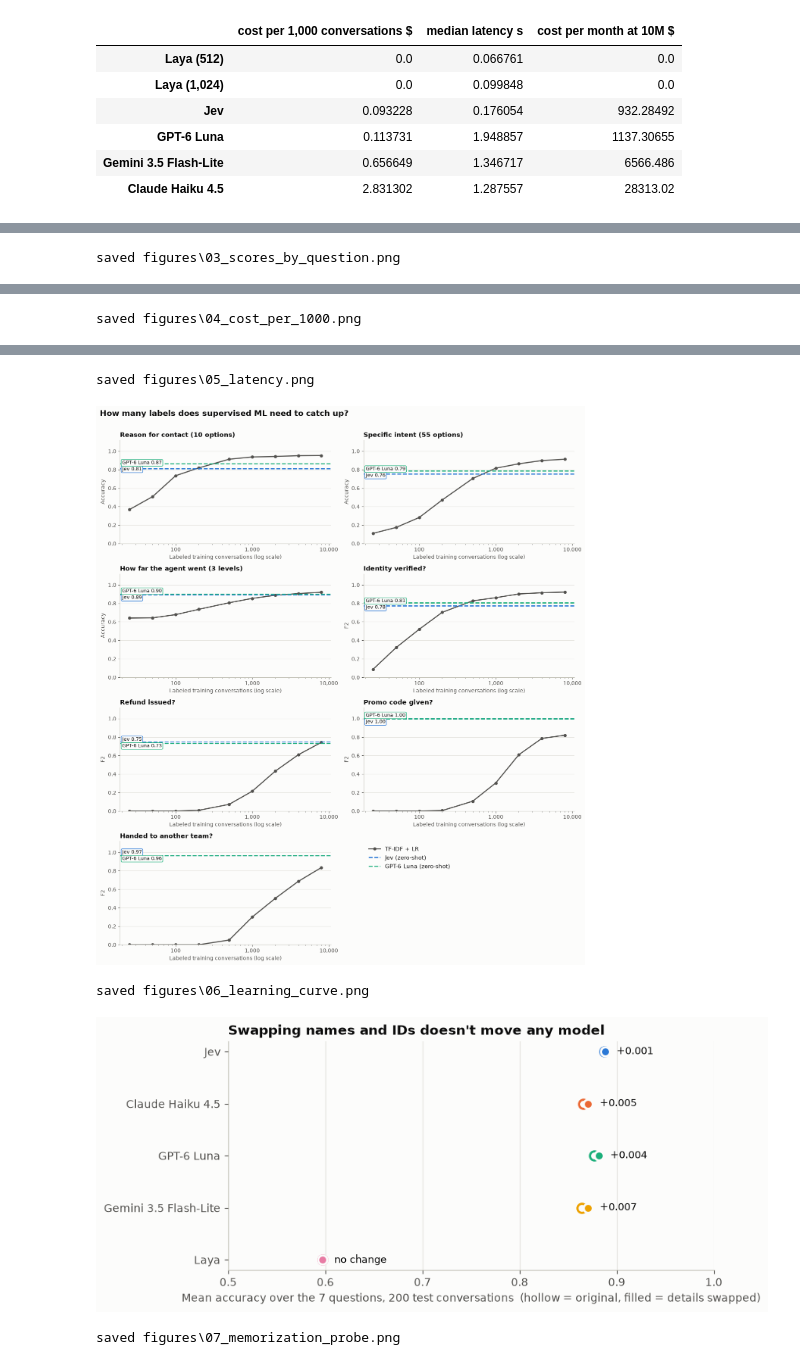
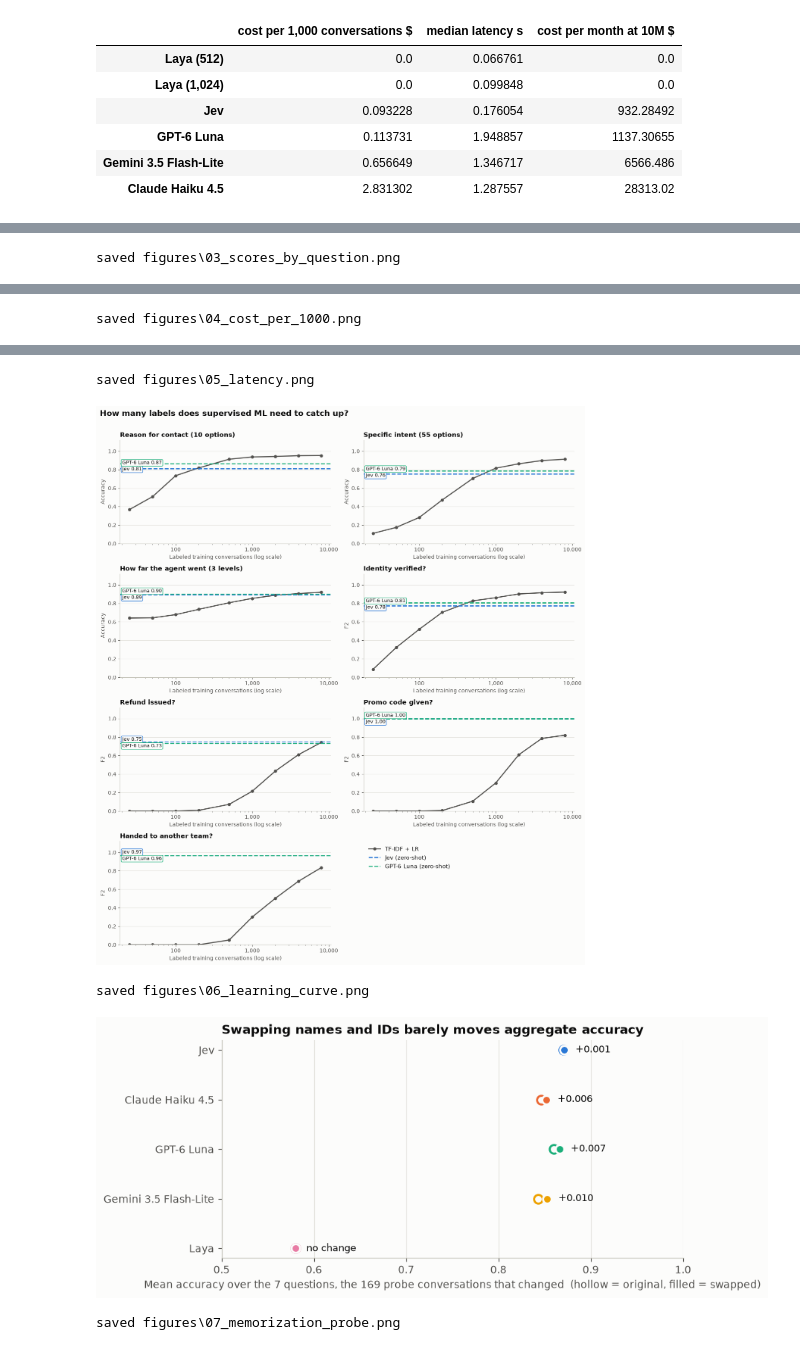
Before and after one commit to misterespresso/AI-Data-Bench, a Jupyter notebook: ABCD Call Labeling/02_benchmark.ipynb, the cells around one changed output, grey strips where cells are left out. Drawn from its saved outputs; the diff is of its cells as text; code cells hidden in the pictures.

```diff
--- a/ABCD Call Labeling/02_benchmark.ipynb
+++ b/ABCD Call Labeling/02_benchmark.ipynb
@@ -896,0 +949,27 @@ display(efficiency_table)
+# %%
+COMPARED_MODELS = [model for model in scores if model in MODELS and model != "Jev"]
+BONFERRONI_LEVEL = 1 - 0.05 / (len(COMPARED_MODELS) * len(QUESTIONS))
+
+def headline_metric_values(question, truth, predicted):
+    if QUESTIONS[question]["type"] == "noul":
+        return f2(np.asarray(truth, bool), np.asarray(predicted, bool))
+    return np.mean(np.asarray(truth) == np.asarray(predicted))
+
+def paired_difference(question, model_a, model_b):
+    truth, a, b = test[question].values, all_predictions[model_a][question], all_predictions[model_b][question]
+    point = headline_metric_values(question, truth, a) - headline_metric_values(question, truth, b)
+    samples = np.array([headline_metric_values(question, truth[i], a[i]) - headline_metric_values(question, truth[i], b[i])
+                        for i in RESAMPLE_INDEX]) * 100
+    low, high = np.percentile(samples, [2.5, 97.5])
+    strict_low, strict_high = np.percentile(samples, [50 * (1 - BONFERRONI_LEVEL), 100 - 50 * (1 - BONFERRONI_LEVEL)])
+    verdict = "clear after correction" if strict_low > 0 or strict_high < 0 else "clear at 95% only" if low > 0 or high < 0 else "not distinguishable"
+    return {"difference": point * 100, "95% paired interval": f"{low:+.1f} to {high:+.1f}", "verdict": verdict}
+
+comparison_rows = []
+for model_name in COMPARED_MODELS:
+    for question in QUESTIONS:
+        comparison_rows.append({"model": model_name, "question": question, **paired_difference(question, model_name, "Jev")})
+paired_vs_jev = pd.DataFrame(comparison_rows)
+display(paired_vs_jev.pivot(index="question", columns="model", values="difference").round(1)
+        .astype(str) + " (" + paired_vs_jev.pivot(index="question", columns="model", values="verdict") + ")")
+paired_vs_jev
@@ -1052,7 +1184,7 @@ plt.rcParams.update({
 # Fixed slot order from the validated reference palette (validator: all checks pass in this order)
 MODEL_COLORS = {
     "Jev": "#2a78d6", "Claude Haiku 4.5": "#eb6834", "GPT-6 Luna": "#1baf7a",
-    "Gemini 3.5 Flash-Lite": "#eda100", "Laya (512)": "#e87ba4",
+    "Gemini 3.5 Flash-Lite": "#eda100", "Laya (512)": "#e87ba4", "Claude Haiku 5.5": "#008300",
     SUPERVISED: "#52514e", "Keywords": "#b5b4ae",
 }
 DISPLAY_NAMES = {SUPERVISED: f"TF-IDF + LR ({len(train):,} labels)", "Laya (512)": "Laya"}
@@ -1128,7 +1260,7 @@ for ax, question in zip(axes.flat, QUESTION_TITLES):
     for model, value in reference_values.items():
         ax.axhline(value, color=MODEL_COLORS[model], linewidth=2, linestyle="--", label=f"{model} (zero-shot)")
     # Direct labels at the left edge; nudge apart when the two lines (nearly) coincide so both stay readable
-    label_positions = dict(zip(reference_values, sorted(reference_values.values())))
+    label_positions = dict(reference_values)
     if len(reference_values) == 2 and abs(max(reference_values.values()) - min(reference_values.values())) < 0.06:
         low_model, high_model = sorted(reference_values, key=reference_values.get)
         middle = (reference_values[low_model] + reference_values[high_model]) / 2
@@ -1147,36 +1279,36 @@ handles, labels = axes.flat[0].get_legend_handles_labels()
 axes.flat[-1].axis("off")
 axes.flat[-1].legend(handles, labels, loc="upper left", fontsize=11)
 fig.suptitle("How many labels does supervised ML need to catch up?", x=0.01, ha="left", fontsize=15, fontweight="bold")
 fig.tight_layout(rect=(0, 0, 1, 0.975))
 save_figure(fig, "06_learning_curve")
 
 # 7. Memorization probe: mean accuracy over the 7 questions, original vs identifying details swapped
 probe_table = pd.DataFrame(probe_results).T
 probe_models = [model for model in ZERO_SHOT_CHART_MODELS if model in probe_table.index][::-1]
 fig, ax = plt.subplots(figsize=(8, 3.8))
 for y, model in enumerate(probe_models):
     original, swapped = probe_table.loc[model, "mean accuracy, original"], probe_table.loc[model, "mean accuracy, details swapped"]
     ax.plot([original, swapped], [y, y], color=AXIS, linewidth=2, zorder=1)
     ax.scatter(original, y, s=70, facecolor=SURFACE, edgecolor=MODEL_COLORS[model], linewidth=2, zorder=2)
     ax.scatter(swapped, y, s=70, color=MODEL_COLORS[model], edgecolor=SURFACE, linewidth=2, zorder=3)
     change = swapped - original
     ax.text(max(original, swapped) + 0.012, y, "no change" if abs(change) < 0.0005 else f"{change:+.3f}", va="center", color=INK, fontsize=9)
 ax.set_yticks(range(len(probe_models)), [display_name(model) for model in probe_models])
 ax.set_xlim(0.5, 1.0)
-ax.set_title("Swapping names and IDs doesn't move any model")
-ax.set_xlabel("Mean accuracy over the 7 questions, 200 test conversations  (hollow = original, filled = details swapped)")
+ax.set_title("Swapping names and IDs barely moves aggregate accuracy")
+ax.set_xlabel(f"Mean accuracy over the 7 questions, the {len(changed_ids)} probe conversations that changed  (hollow = original, filled = swapped)")
 style_value_axis(ax)
 save_figure(fig, "07_memorization_probe")
 # %% [output]
 [figure]
 saved figures\03_scores_by_question.png
 [figure]
 saved figures\04_cost_per_1000.png
 [figure]
 saved figures\05_latency.png
 [figure]
 saved figures\06_learning_curve.png
-[figure, old version]
+[figure, new version]
 saved figures\07_memorization_probe.png
 # %% [markdown]
 ## Caveats
```
Also changed, not shown: parts of 16 cells of this notebook, 3 other files.
